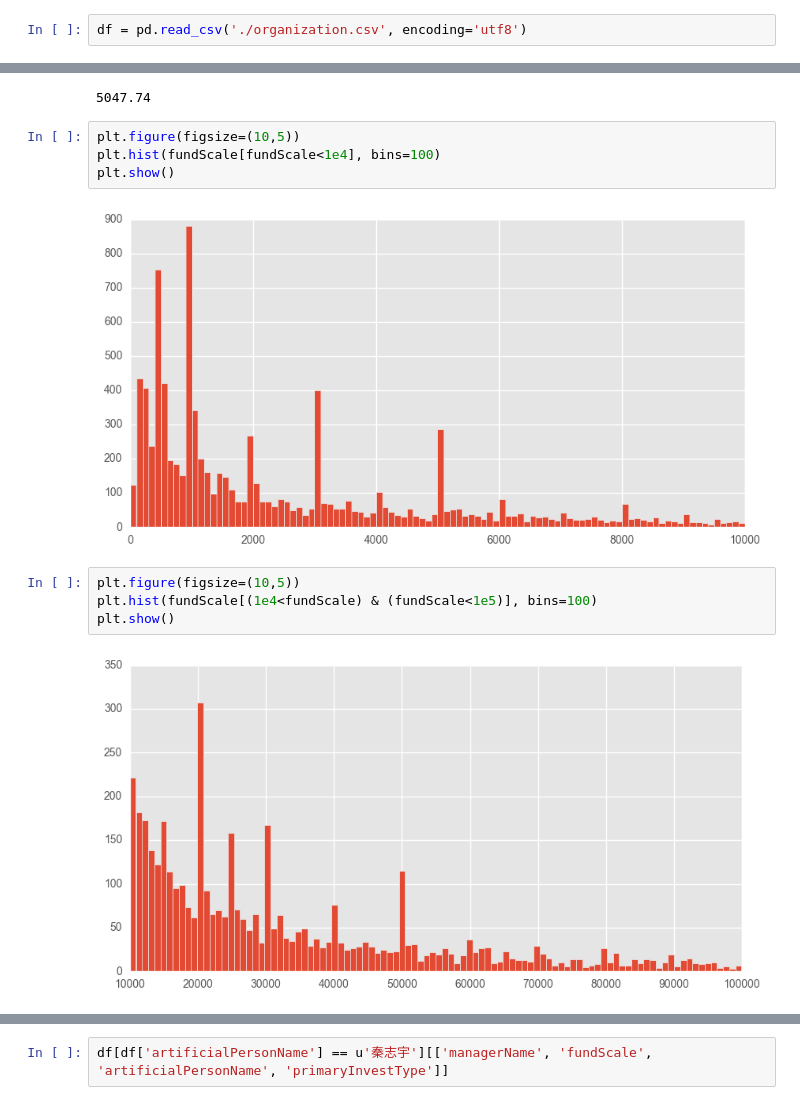
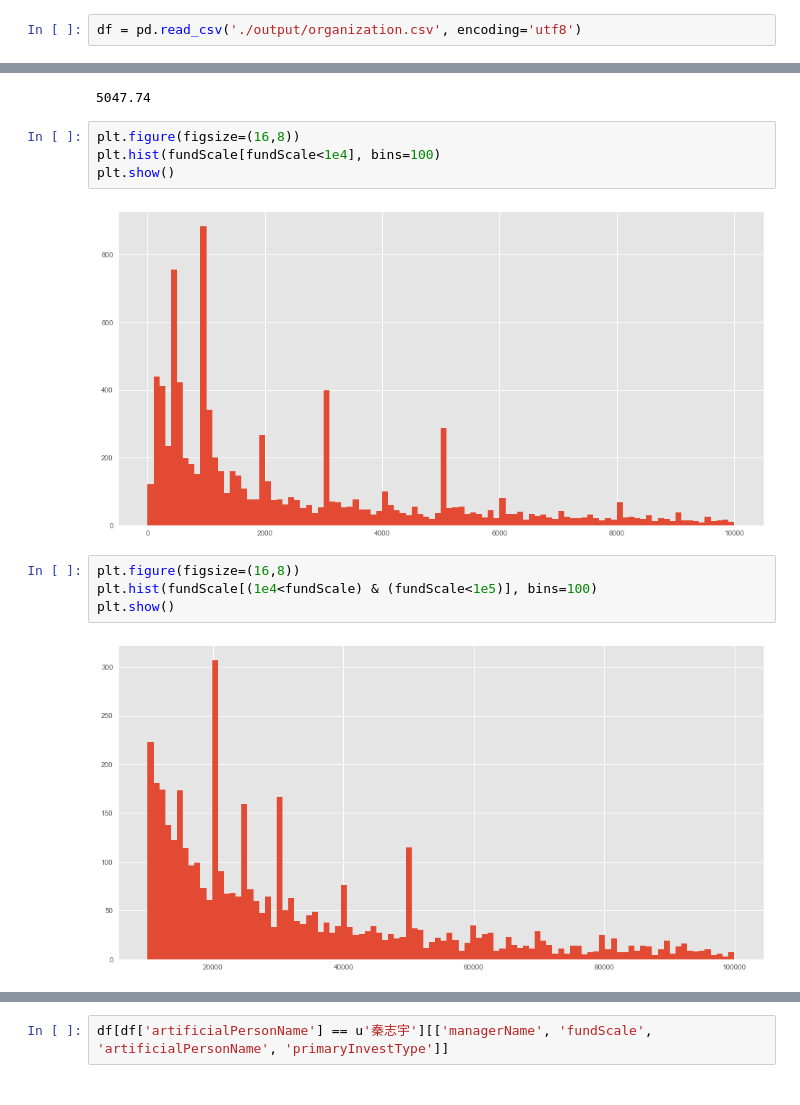
Before and after one commit to stardust-hu/crawl-fund-data, a Jupyter notebook: ana.ipynb, the cells around one changed output, grey strips where cells are left out. Cells and saved outputs as stored; diff of their text form.

```diff
--- a/ana.ipynb
+++ b/ana.ipynb
@@ -7,7 +7,7 @@ from matplotlib import style
 style.use('ggplot')
 %matplotlib inline
 # %%
-df = pd.read_csv('./organization.csv', encoding='utf8')
+df = pd.read_csv('./output/organization.csv', encoding='utf8')
 # %%
 df.head()
 # %% [output]
@@ -61,15 +61,15 @@ fundScale.median()
 # %% [output]
 5047.74
 # %%
-plt.figure(figsize=(10,5))
+plt.figure(figsize=(16,8))
 plt.hist(fundScale[fundScale<1e4], bins=100)
 plt.show()
 # %% [output]
-[figure, old version]
+[figure, new version]
 # %%
-plt.figure(figsize=(10,5))
+plt.figure(figsize=(16,8))
 plt.hist(fundScale[(1e4<fundScale) & (fundScale<1e5)], bins=100)
 plt.show()
 # %% [output]
-[figure, old version]
+[figure, new version]
 # %%
```
Also changed, not shown: parts of 11 cells of this notebook, 3 other files.
